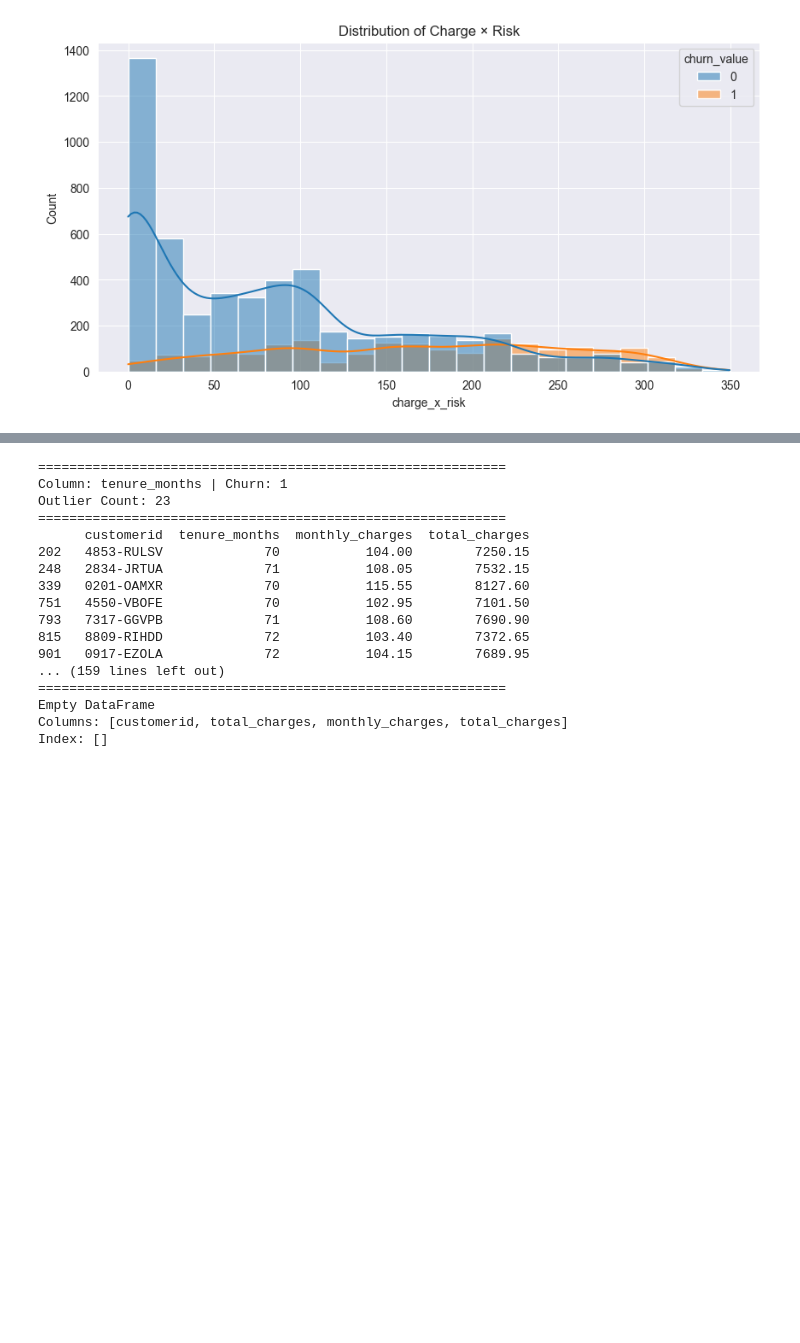
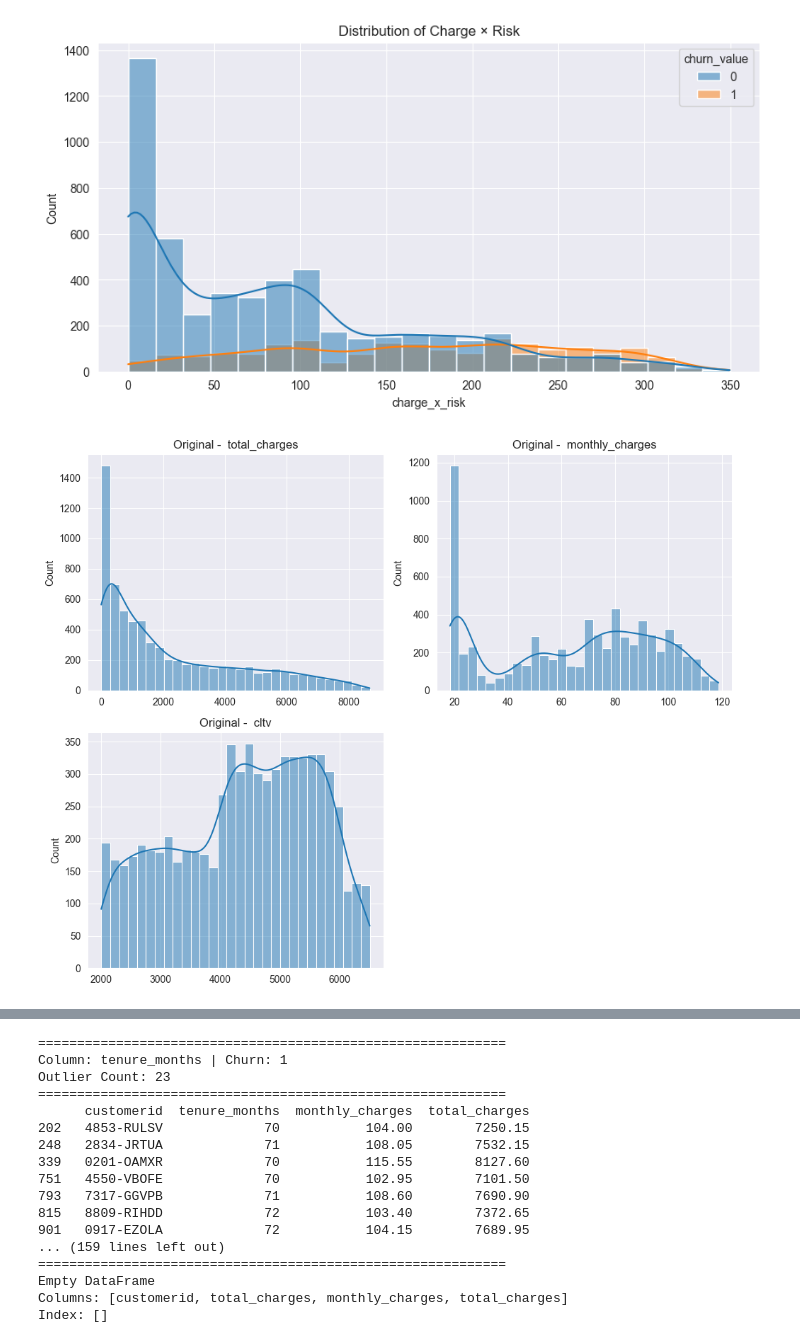
Before and after one commit to muhammetcubukluoz/TelecomCustomerChurnPrediction_ML, a Jupyter notebook: notebooks/03_feature_engineering.ipynb, the cells around one changed output, grey strips where cells are left out. Cells and saved outputs as stored; diff of their text form; code cells hidden in the pictures; blank space fills up the shorter version.

```diff
--- a/notebooks/03_feature_engineering.ipynb
+++ b/notebooks/03_feature_engineering.ipynb
@@ -634,3 +673,26 @@ plt.title("Distribution of Charge × Risk")
 plt.show()
 # %% [output]
 [figure]
+# %%
+import math
+
+def all_hist(data, title_pre = ""):
+    num_cols = data.select_dtypes(include=[np.number]).columns
+    n_cols = 2
+    n_rows = math.ceil(len(num_cols) / n_cols)
+
+    plt.figure(figsize=(5*n_rows, 4*n_cols))
+
+    for i, col in enumerate(num_cols, 1):
+        plt.subplot(n_rows, n_cols, i)
+        sns.histplot(data[col], kde=True, bins=30)
+        plt.title(f"{title_pre} {col}")
+        plt.xlabel("")
+
+    plt.tight_layout()
+    plt.show()
+# %%
+data_target_clean = ["total_charges","monthly_charges","cltv"]
+all_hist(data[data_target_clean], title_pre="Original - ")
+# %% [output]
+[figure, added]
```
Also changed, not shown: parts of 17 cells of this notebook, 5 other files.
